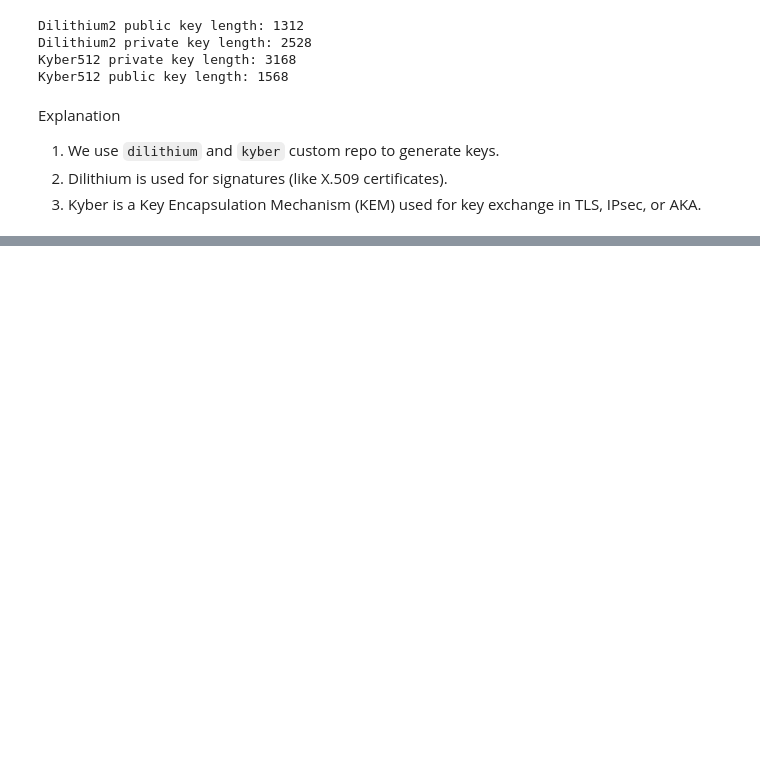
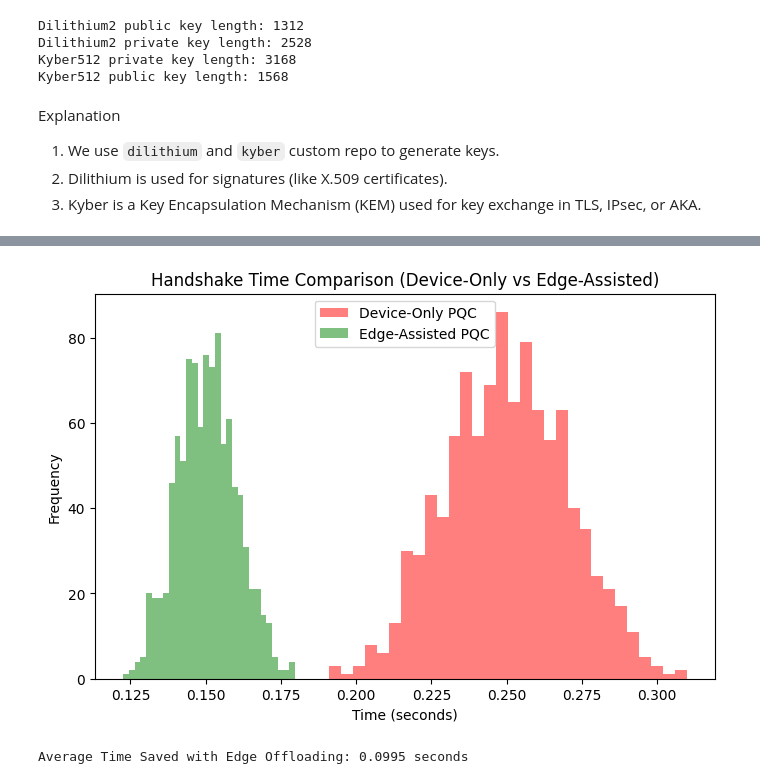
Before and after one commit to mkashani-phd/futureg-quantum-ca, a Jupyter notebook: main.ipynb, the cells around one changed output, grey strips where cells are left out. Saved outputs shown, nothing was run; the diff lists cells and outputs as text; code cells hidden in the pictures; blank space fills up the shorter version.

```diff
--- a/main.ipynb
+++ b/main.ipynb
@@ -226,0 +340,27 @@ NameError: name 'Root' is not defined
+# %%
+%pip install matplotlib
+
+import numpy as np
+import matplotlib.pyplot as plt
+
+# Number of simulated IoT devices
+num_devices = 1000
+
+# Simulate handshake times (in seconds)
+device_only_times = np.random.normal(0.25, 0.02, num_devices)  # Mean 250 ms (device-only)
+edge_offload_times = np.random.normal(0.15, 0.01, num_devices)  # Mean 150 ms (edge-assisted)
+
+# Plot the comparison
+plt.figure(figsize=(8, 5))
+plt.hist(device_only_times, alpha=0.5, label='Device-Only PQC', bins=30, color='red')
+plt.hist(edge_offload_times, alpha=0.5, label='Edge-Assisted PQC', bins=30, color='green')
+plt.title('Handshake Time Comparison (Device-Only vs Edge-Assisted)')
+plt.xlabel('Time (seconds)')
+plt.ylabel('Frequency')
+plt.legend()
+plt.show()
+
+# Calculate the average time saved
+avg_time_saved = np.mean(device_only_times) - np.mean(edge_offload_times)
+print(f"Average Time Saved with Edge Offloading: {avg_time_saved:.4f} seconds")
+# %% [output]
@@ -226,0 +384,2 @@ NameError: name 'Root' is not defined
+[figure, added]
+Average Time Saved with Edge Offloading: 0.0995 seconds
```
Also changed, not shown: parts of 57 cells of this notebook, 1 other file.
